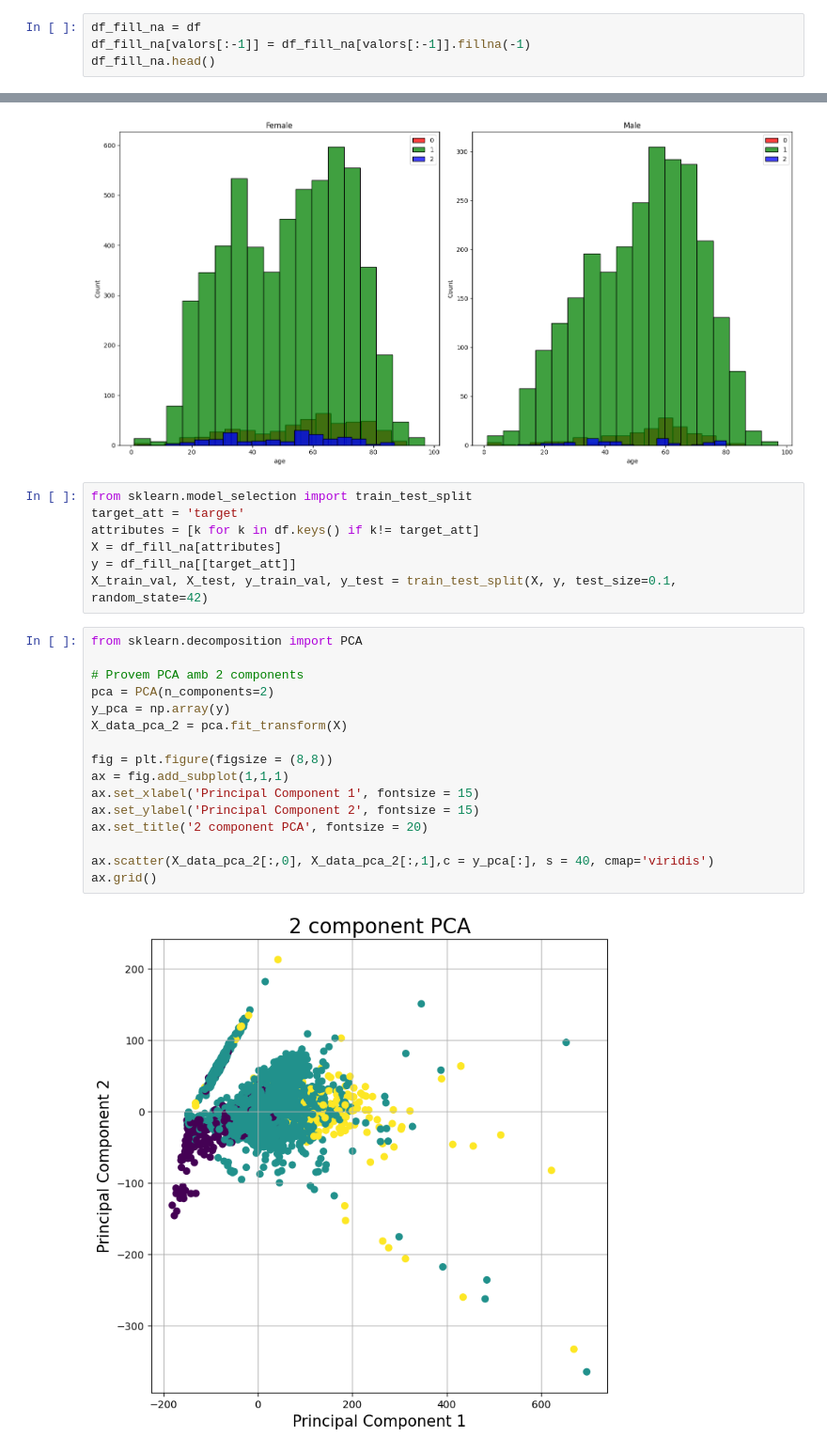
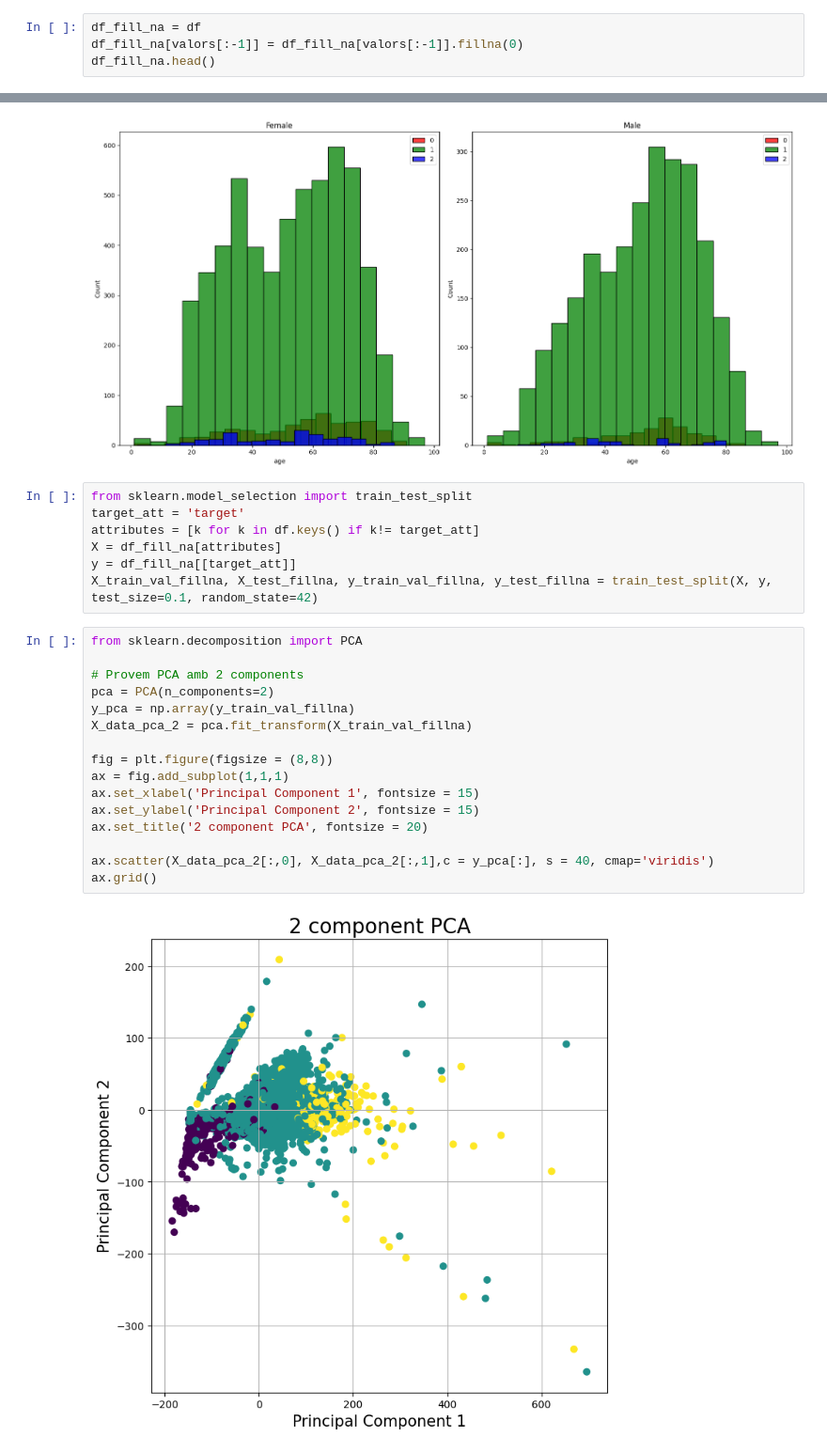
Before and after one commit to NIU1668072/ThyroidDiseaseClassification, a Jupyter notebook: thyroid.ipynb, the cells around one changed output, grey strips where cells are left out. Shown at 94% size. Saved outputs shown, nothing was run; the diff lists cells and outputs as text.

```diff
--- a/thyroid.ipynb
+++ b/thyroid.ipynb
@@ -179,7 +179,7 @@ for i in range(len(valors[:-1])):
 1.4 881.0
 # %%
 df_fill_na = df
-df_fill_na[valors[:-1]] = df_fill_na[valors[:-1]].fillna(-1)
+df_fill_na[valors[:-1]] = df_fill_na[valors[:-1]].fillna(0)
 df_fill_na.head()
 # %% [output]
 |  | age | on_thyroxine | query_on_thyroxine | on_antithyroid_meds | sick | pregnant | thyroid_surgery | ... |
@@ -263,25 +263,25 @@ target_att = 'target'
 attributes = [k for k in df.keys() if k!= target_att]
 X = df_fill_na[attributes]
 y = df_fill_na[[target_att]]
-X_train_val, X_test, y_train_val, y_test = train_test_split(X, y, test_size=0.1, random_state=42)
+X_train_val_fillna, X_test_fillna, y_train_val_fillna, y_test_fillna = train_test_split(X, y, test_size=0.1, random_state=42)
 # %%
 from sklearn.decomposition import PCA
 
 # Provem PCA amb 2 components
 pca = PCA(n_components=2)
-y_pca = np.array(y)
-X_data_pca_2 = pca.fit_transform(X)
+y_pca = np.array(y_train_val_fillna)
+X_data_pca_2 = pca.fit_transform(X_train_val_fillna)
 
 fig = plt.figure(figsize = (8,8))
 ax = fig.add_subplot(1,1,1)
 ax.set_xlabel('Principal Component 1', fontsize = 15)
 ax.set_ylabel('Principal Component 2', fontsize = 15)
 ax.set_title('2 component PCA', fontsize = 20)
 
 ax.scatter(X_data_pca_2[:,0], X_data_pca_2[:,1],c = y_pca[:], s = 40, cmap='viridis')
 ax.grid()
 # %% [output]
-[figure, old version]
+[figure, new version]
 # %%
 from sklearn.linear_model import LogisticRegression
 from xgboost import XGBClassifier
```
Also changed, not shown: parts of 14 cells of this notebook, 8 other files.
